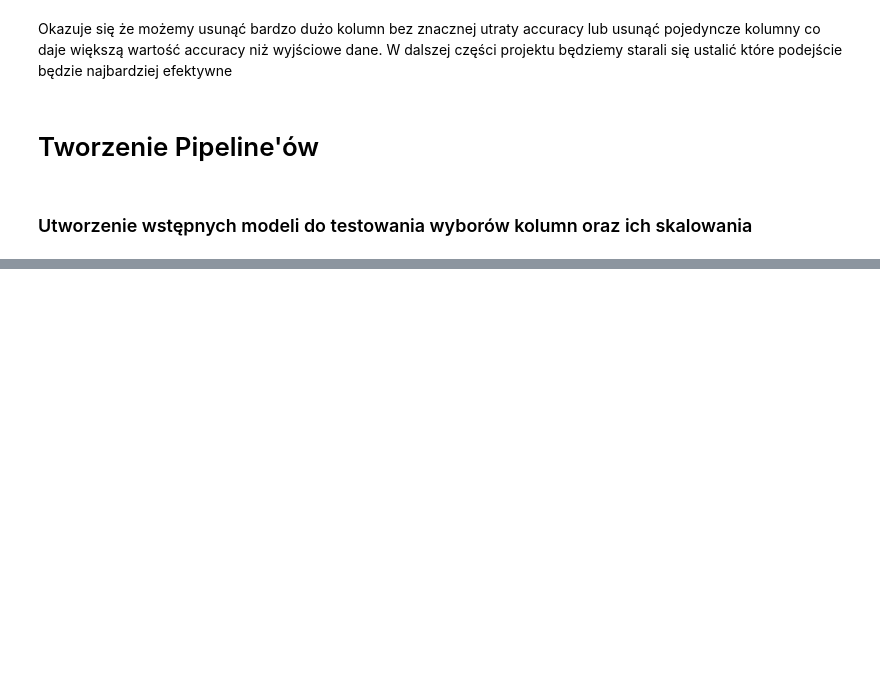
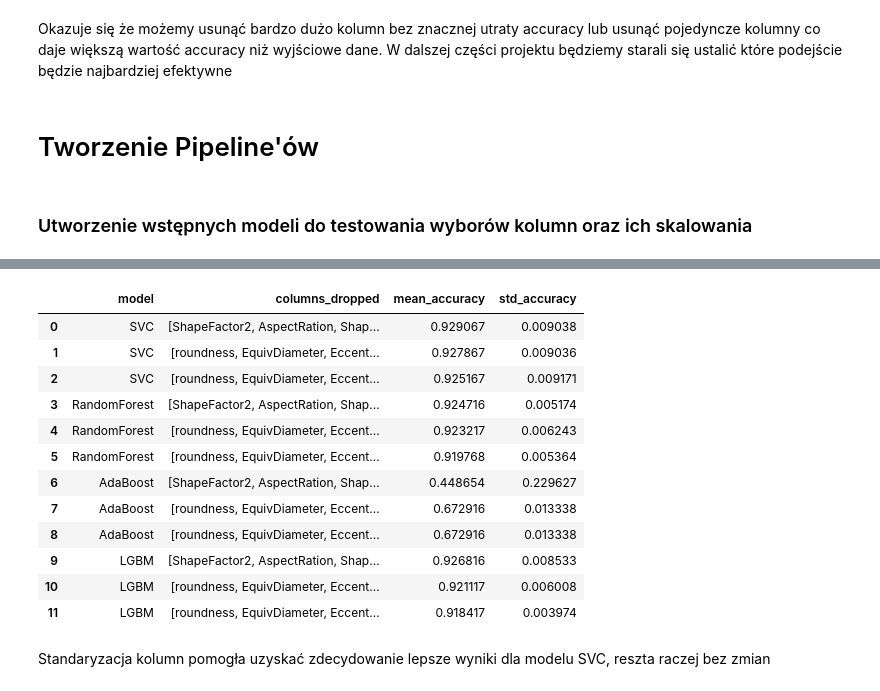
Before and after one commit to tomaszzywicki/Dry-Bean-Classification, a Jupyter notebook: notebooks/data_pereparation2.ipynb, the cells around one changed output, grey strips where cells are left out. Cells and saved outputs as stored; diff of their text form; code cells hidden in the pictures; blank space fills up the shorter version.

```diff
--- a/notebooks/data_pereparation2.ipynb
+++ b/notebooks/data_pereparation2.ipynb
@@ -146,10 +147,29 @@ Okazuje się że możemy usunąć bardzo dużo kolumn bez znacznej utraty accura
 # %%
 def drop_columns(X, columns_to_drop):
     return X.drop(columns=columns_to_drop, axis=1)
+# %%
+def standarize(df, column):
+    return RobustScaler().fit_transform(np.array(df[column]).reshape(-1, 1))
+# %%
+def replace_outliers(data):
+    for column in data.columns:
+        if data[column].dtype in ['int64', 'float64']:  # tylko dla kolumn numerycznych
+            Q1 = data.groupby('Class')[column].quantile(0.25)
+            Q3 = data.groupby('Class')[column].quantile(0.75)
+            IQR = Q3 - Q1
+
+            lower_bound = Q1 - 1.5 * IQR
+            upper_bound = Q3 + 1.5 * IQR
+
+            mean = data.groupby('Class')[column].mean()
+            for class_name in data['Class'].unique():
+                data.loc[(data['Class'] == class_name) & (data[column] < lower_bound[class_name]), column] = mean[class_name]
+                data.loc[(data['Class'] == class_name) & (data[column] > upper_bound[class_name]), column] = mean[class_name]
+    return data
 # %%
 # To na razie jeszcze nie działa ale ma potencjał
 
-def test_models_with_dropped_columns(X, y, models, columns_to_drop):
+def test_models_with_dropped_columns(df, models, columns_to_drop, to_standarize=False, replacing_outliers=False):
     """
     Test multiple models with different sets of dropped columns.
 
@@ -163,9 +183,18 @@ def test_models_with_dropped_columns(X, y, models, columns_to_drop):
     DataFrame: A DataFrame containing the mean and standard deviation of the accuracy for each combination of model and dropped columns
     """
     results = []
+    if replacing_outliers:
+        df = replace_outliers(df)
+    X = df.drop(columns=['Class'])
+    y = df['Class']
     for model_name, model in models:
         for columns in columns_to_drop:
             X_transformed = drop_columns(X, columns)
+            if to_standarize:
+                for col in X_transformed.columns:
+                    X_transformed[col] = standarize(X_transformed, col)
+            if replacing_outliers:
+                X_transformed = replace_outliers(X_transformed)
 
             scores = cross_val_score(model, X_transformed, y, cv=5, scoring='accuracy')
             results.append({
@@ -215,4 +223,5 @@ columns_to_drop = [
     ['roundness' ,'EquivDiameter' ,'Eccentricity', 'AspectRation', 'Area', 'ConvexArea', 'ShapeFactor1', 'Extent', 'Solidity', 'ShapeFactor2']
 ]
 # %%
-results = test_models_with_dropped_columns(X, y, models, columns_to_drop)
+results_without_standarization = test_models_with_dropped_columns(X, y, models, columns_to_drop)
+results_with_standarization = test_models_with_dropped_columns(X, y, models, columns_to_drop, to_standarize=True)
@@ -234,0 +248,18 @@ results
+# %%
+results_with_standarization
+# %% [output]
+|  | model | columns_dropped | mean_accuracy | std_accuracy |
+| 0 | SVC | [ShapeFactor2, AspectRation, Shap... | 0.929067 | 0.009038 |
+| 1 | SVC | [roundness, EquivDiameter, Eccent... | 0.927867 | 0.009036 |
+| 2 | SVC | [roundness, EquivDiameter, Eccent... | 0.925167 | 0.009171 |
+| 3 | RandomForest | [ShapeFactor2, AspectRation, Shap... | 0.924716 | 0.005174 |
+| 4 | RandomForest | [roundness, EquivDiameter, Eccent... | 0.923217 | 0.006243 |
+| 5 | RandomForest | [roundness, EquivDiameter, Eccent... | 0.919768 | 0.005364 |
+| 6 | AdaBoost | [ShapeFactor2, AspectRation, Shap... | 0.448654 | 0.229627 |
+| 7 | AdaBoost | [roundness, EquivDiameter, Eccent... | 0.672916 | 0.013338 |
+| 8 | AdaBoost | [roundness, EquivDiameter, Eccent... | 0.672916 | 0.013338 |
+| 9 | LGBM | [ShapeFactor2, AspectRation, Shap... | 0.926816 | 0.008533 |
+| 10 | LGBM | [roundness, EquivDiameter, Eccent... | 0.921117 | 0.006008 |
+| 11 | LGBM | [roundness, EquivDiameter, Eccent... | 0.918417 | 0.003974 |
+# %% [markdown]
+Standaryzacja kolumn pomogła uzyskać zdecydowanie lepsze wyniki dla modelu SVC, reszta raczej bez zmian
```
Also changed, not shown: parts of 5 cells of this notebook.
